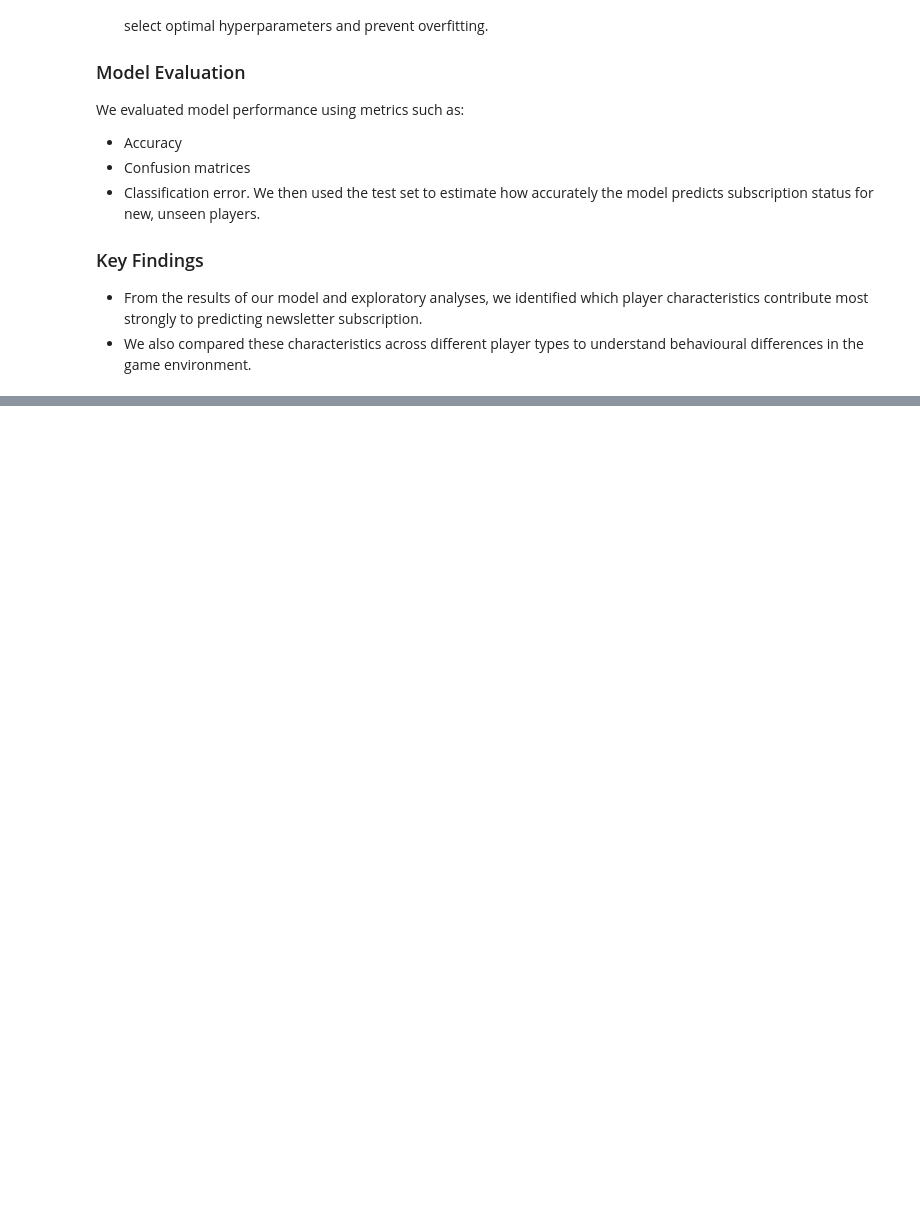
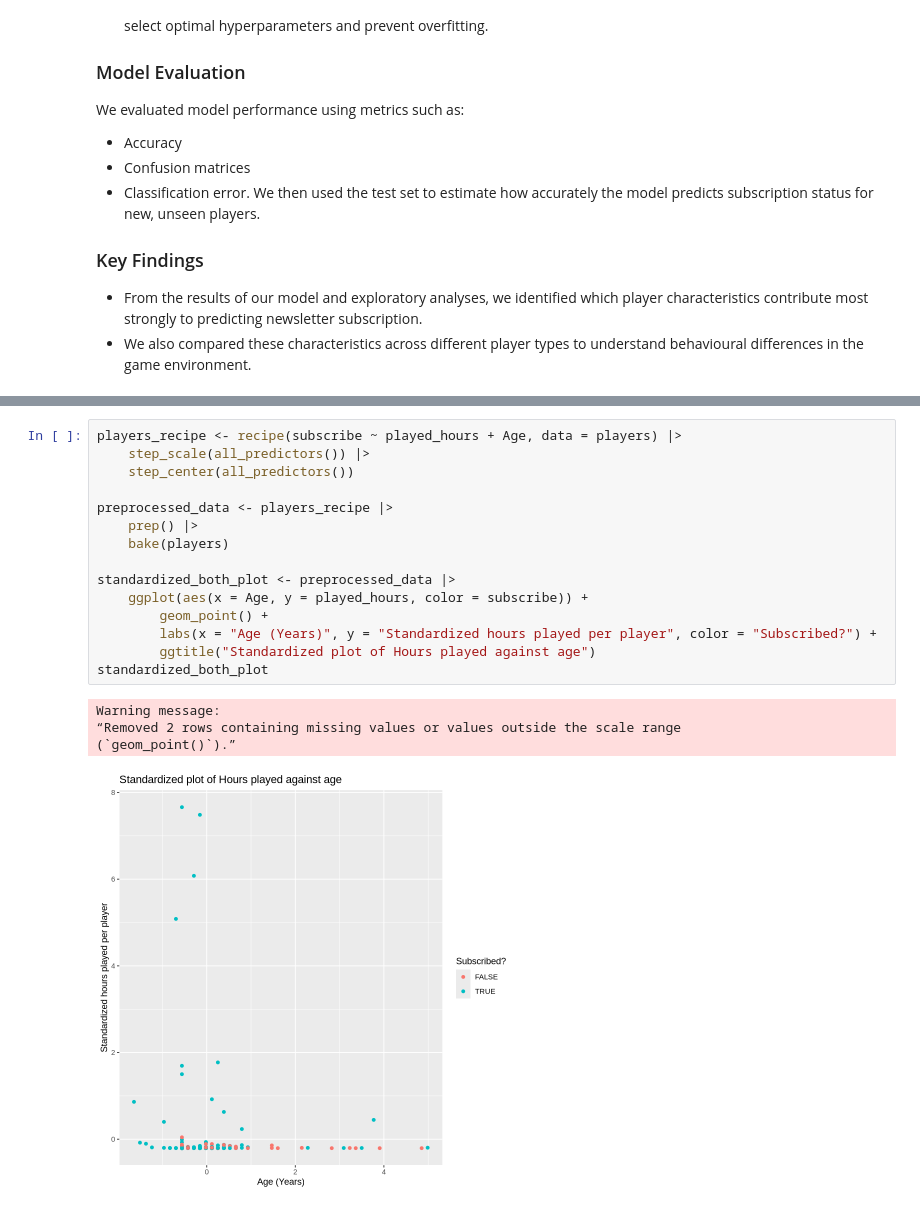
Before and after one commit to NiMadeChandra/FinalProjectDSCI_100-004_Group5, a Jupyter notebook: Group Project_Final.ipynb, the cells around one changed output, grey strips where cells are left out. Saved outputs shown, nothing was run; the diff lists cells and outputs as text; blank space fills up the shorter version.

```diff
--- a/Group Project_Final.ipynb
+++ b/Group Project_Final.ipynb
@@ -201,0 +249,20 @@ We then used the test set to estimate how accurately the model predicts subscrip
+# %%
+players_recipe <- recipe(subscribe ~ played_hours + Age, data = players) |>
+    step_scale(all_predictors()) |>
+    step_center(all_predictors())
+
+preprocessed_data <- players_recipe |>
+    prep() |>
+    bake(players)
+
+standardized_both_plot <- preprocessed_data |>
+    ggplot(aes(x = Age, y = played_hours, color = subscribe)) +
+        geom_point() +
+        labs(x = "Age (Years)", y = "Standardized hours played per player", color = "Subscribed?") +
+        ggtitle("Standardized plot of Hours played against age")
+standardized_both_plot
+# %% [output]
+Warning message:
+“Removed 2 rows containing missing values or values outside the scale range
+(`geom_point()`).”
+[figure, added]
```
Also changed, not shown: parts of 5 cells of this notebook.
